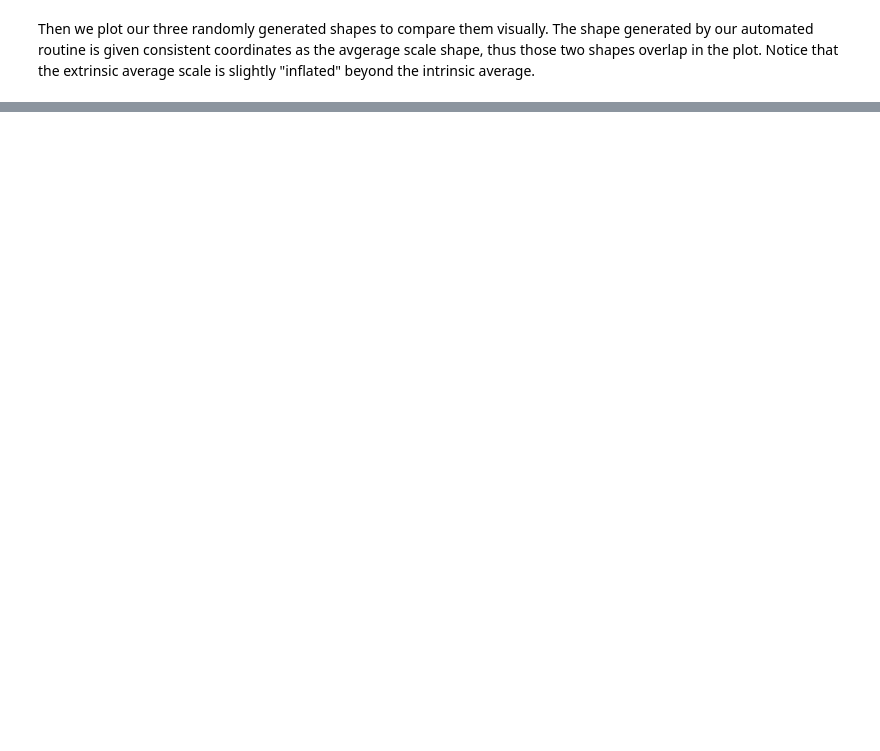
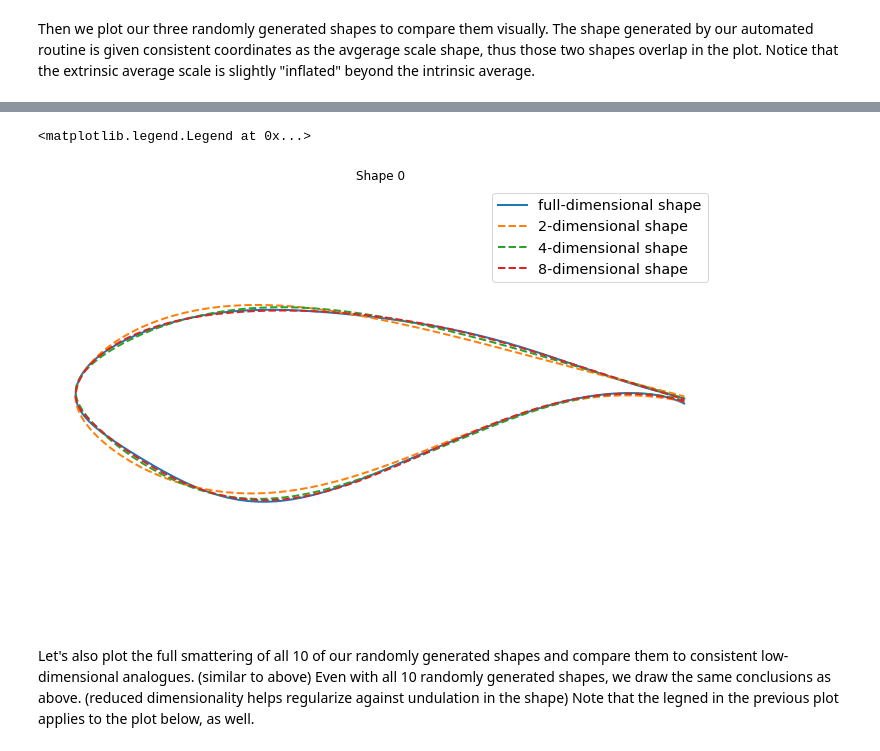
Before and after one commit to NREL/G2Aero, a Jupyter notebook: examples/notebooks/1_Generating_Airfoils.ipynb, the cells around one changed output, grey strips where cells are left out. Drawn from its saved outputs; the diff is of its cells as text; code cells hidden in the pictures; blank space fills up the shorter version.

Commit message:
Adding consistent perturbation example to airfoil generation notebook

```diff
--- a/examples/notebooks/1_Generating_Airfoils.ipynb
+++ b/examples/notebooks/1_Generating_Airfoils.ipynb
@@ -104,3 +113,25 @@ Let's also plot a smattering of our randomly generated shapes and compare them t
+# %%
+# pick the first random index to closely inspect
+rnd_i = 0
+
+dims = [2,4,8]
+# plot the random shape with different scale
+fig, ax = plt.subplots(1, 1, figsize=(12, 8))
+plt.plot(rnd_shapes[rnd_i,:,0], rnd_shapes[rnd_i,:,1],linewidth=2, label='full-dimensional shape')
+# loop through low-dimension analouges
+for dim in dims:
+    shape_low = pga.PGA2shape(rnd_coef[rnd_i,:dim],M=pga.M_mean,b=pga.b_mean)
+    plt.plot(shape_low[:,0],shape_low[:,1],'--',linewidth=2,label=str(dim)+"-dimensional shape")
+# formatting
+ax.set_title(f'Shape {rnd_i}')
+plt.axis('off')
+ax.axis('equal')
+ax.legend(fontsize='x-large')
+# %% [output]
+<matplotlib.legend.Legend at 0x...>
+[figure, added]
+# %% [markdown]
+Let's also plot the full smattering of all 10 of our randomly generated shapes and compare them to consistent low-dimensional analogues. (similar to above) Even with all 10 randomly generated shapes, we draw the same conclusions as above. (reduced dimensionality helps regularize against undulation in the shape) Note that the legned in the previous plot applies to the plot below, as well.
 # %%
 # plot automatically generated random shapes
 plt.figure(figsize=(12, 12))
```
Also changed, not shown: parts of 13 cells of this notebook.
